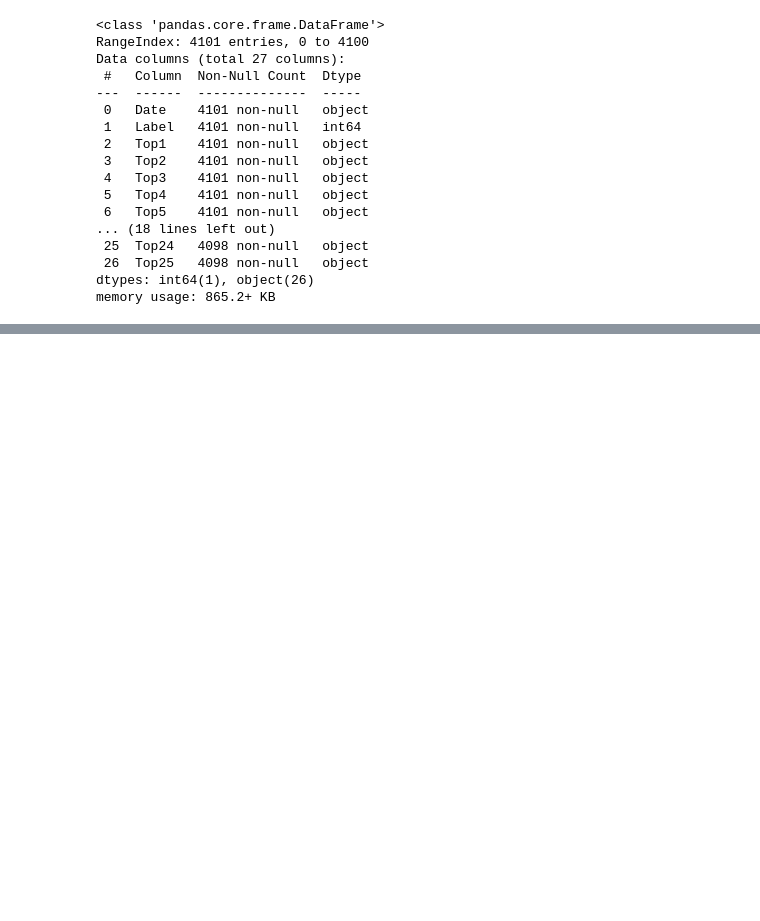
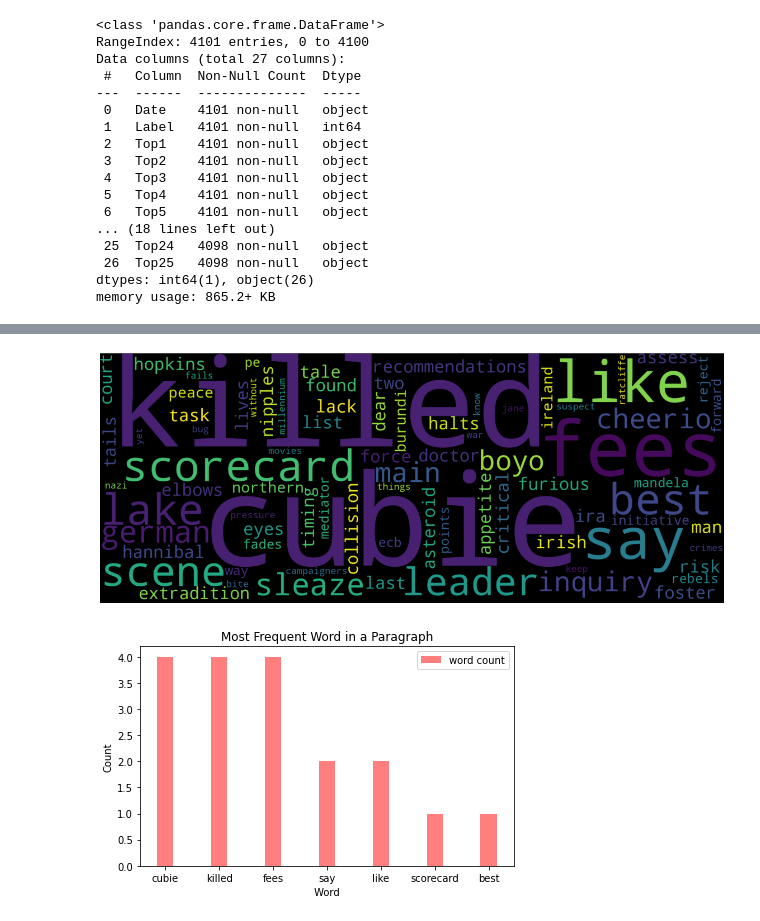
Before and after one commit to nikhilm21/Stock-Sentiment-Analysis-using-News-Headlines, a Jupyter notebook: Stock Sentiment Analysis with News.ipynb, the cells around one changed output, grey strips where cells are left out. Cells and saved outputs as stored; diff of their text form; code cells hidden in the pictures; blank space fills up the shorter version.

```diff
--- a/Stock Sentiment Analysis with News.ipynb
+++ b/Stock Sentiment Analysis with News.ipynb
@@ -88,0 +210,6 @@ Number of Missing values in Top25: 3
+# %%
+plot_wordcloud(headlines[1])
+plot_countplot(headlines[1])
+# %% [output]
+[figure, added]
+[figure, added]
```
Also changed, not shown: parts of 13 cells of this notebook, 2 other files.
